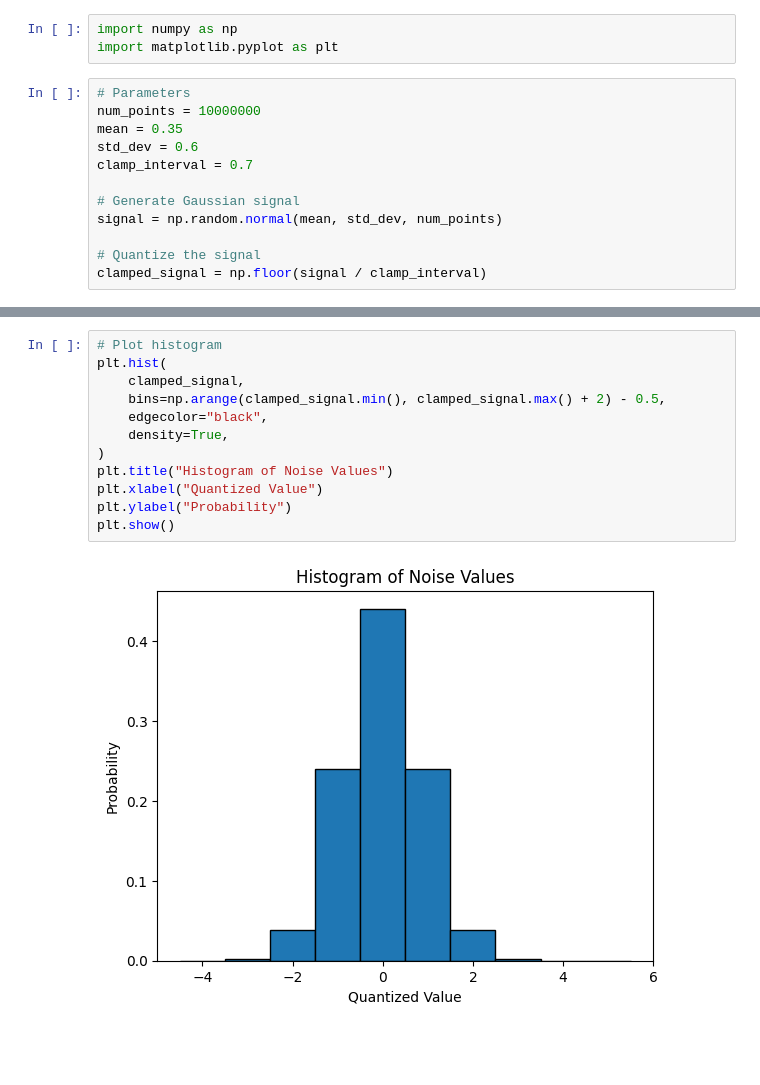
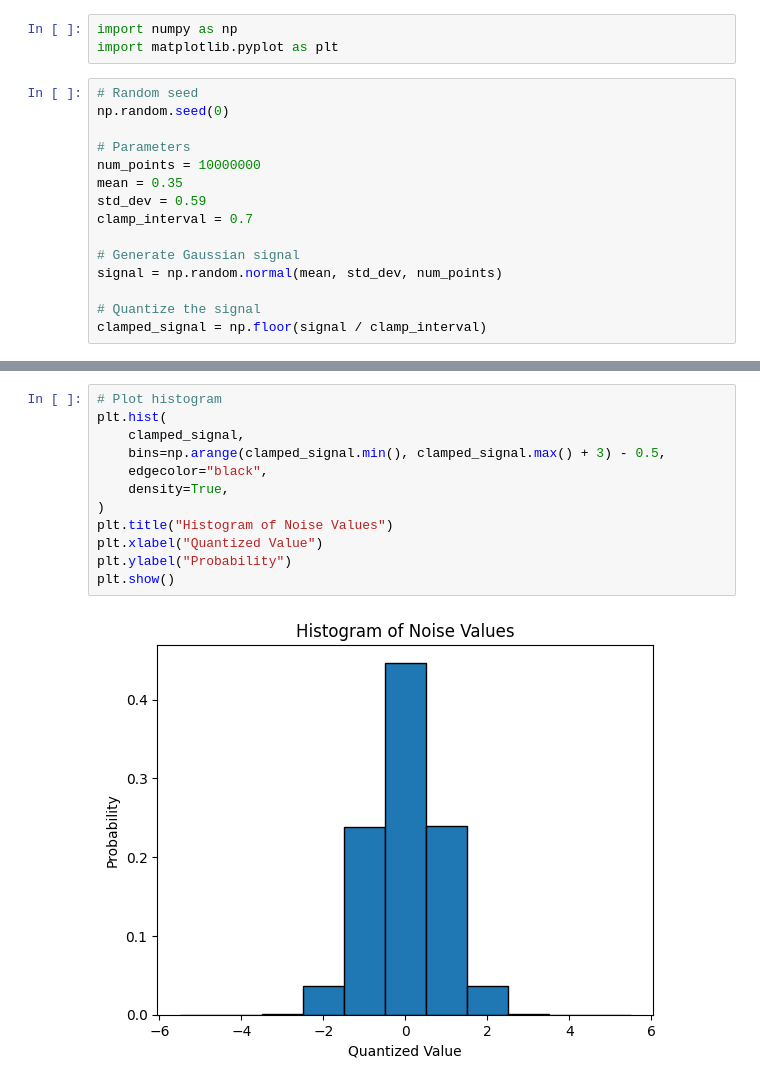
Before and after one commit to rhotter/neuralink-bounds, a Jupyter notebook: main.ipynb, the cells around one changed output, grey strips where cells are left out. Drawn from its saved outputs; the diff is of its cells as text; blank space fills up the shorter version.

```diff
--- a/main.ipynb
+++ b/main.ipynb
@@ -2,10 +2,13 @@
 import numpy as np
 import matplotlib.pyplot as plt
 # %%
+# Random seed
+np.random.seed(0)
+
 # Parameters
 num_points = 10000000
 mean = 0.35
-std_dev = 0.6
+std_dev = 0.59
 clamp_interval = 0.7
 
 # Generate Gaussian signal
@@ -27,17 +30,17 @@ plt.show()
 # %%
 # Plot histogram
 plt.hist(
     clamped_signal,
-    bins=np.arange(clamped_signal.min(), clamped_signal.max() + 2) - 0.5,
+    bins=np.arange(clamped_signal.min(), clamped_signal.max() + 3) - 0.5,
     edgecolor="black",
     density=True,
 )
 plt.title("Histogram of Noise Values")
 plt.xlabel("Quantized Value")
 plt.ylabel("Probability")
 plt.show()
 # %% [output]
-[figure, old version]
+[figure, new version]
 # %%
 from scipy.stats import entropy
 
```
Also changed, not shown: parts of 3 cells of this notebook.
